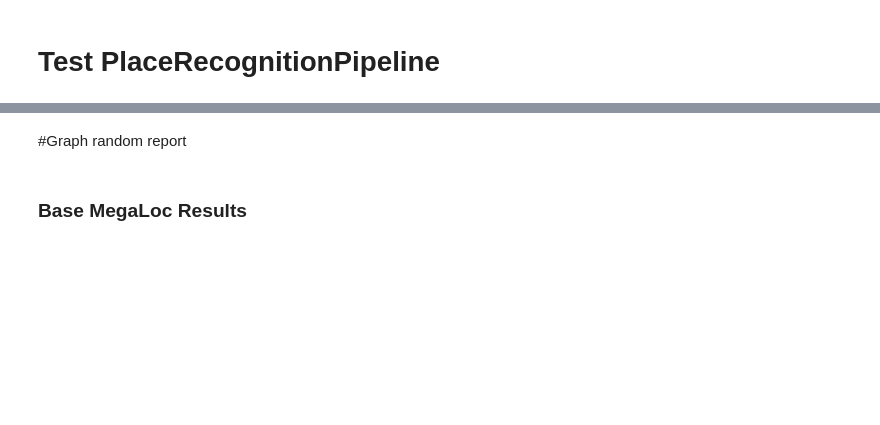
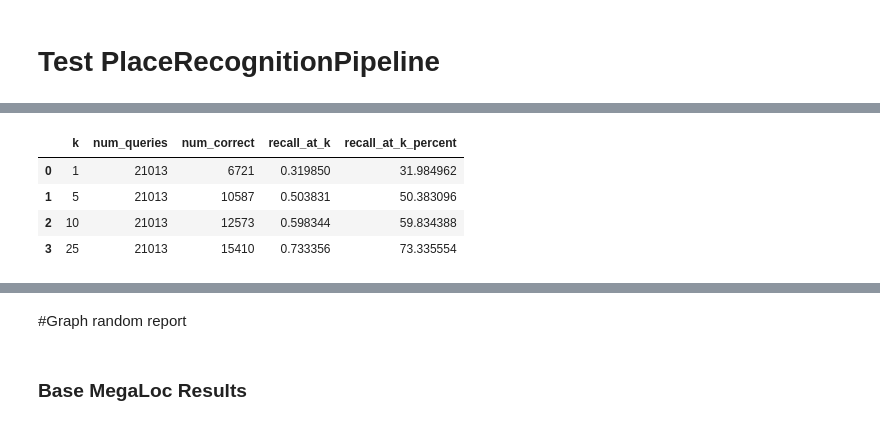
Before and after one commit to Georgiy2035/GSLoc, a Jupyter notebook: notebooks/02_3RScan_test.ipynb, the cells around one changed output, grey strips where cells are left out. Cells and saved outputs as stored; diff of their text form; code cells hidden in the pictures; blank space fills up the shorter version.

```diff
--- a/notebooks/02_3RScan_test.ipynb
+++ b/notebooks/02_3RScan_test.ipynb
@@ -193,6 +435,6 @@ inferencer = PRInferencer(
     device="cuda"
 )
 # %%
-# frames = inferencer.run(rebuild_query_descriptors=True)
-# inferencer.save(query_cache_path / "frames.npz", frames=frames)
-frames = inferencer.load(query_cache_path / "frames.npz")
+frames = inferencer.run(rebuild_query_descriptors=True)
+inferencer.save(query_cache_path / "frames.npz", frames=frames)
+# frames = inferencer.load(query_cache_path / "frames.npz")
@@ -208,12 +461,18 @@ frames = inferencer.load(query_cache_path / "frames.npz")
 #     include_per_query=False
 # )
 # %%
-# inferencer.build_recall_benchmark_report(
-#     database_dataset=three_rscan_ds,
-#     ks=[1, 5, 10, 25],
-#     similarity_kwargs={
-#         "mode": "room"
-#     },
-#     include_per_query=False
-# )
+inferencer.build_recall_benchmark_report(
+    database_dataset=three_rscan_ds,
+    ks=[1, 5, 10, 25],
+    similarity_kwargs={
+        "mode": "room"
+    },
+    include_per_query=False
+)
+# %% [output]
+|  | k | num_queries | num_correct | recall_at_k | recall_at_k_percent |
+| 0 | 1 | 21013 | 6721 | 0.319850 | 31.984962 |
+| 1 | 5 | 21013 | 10587 | 0.503831 | 50.383096 |
+| 2 | 10 | 21013 | 12573 | 0.598344 | 59.834388 |
+| 3 | 25 | 21013 | 15410 | 0.733356 | 73.335554 |
 # %%
```
Also changed, not shown: parts of 19 cells of this notebook, 8 other files.
